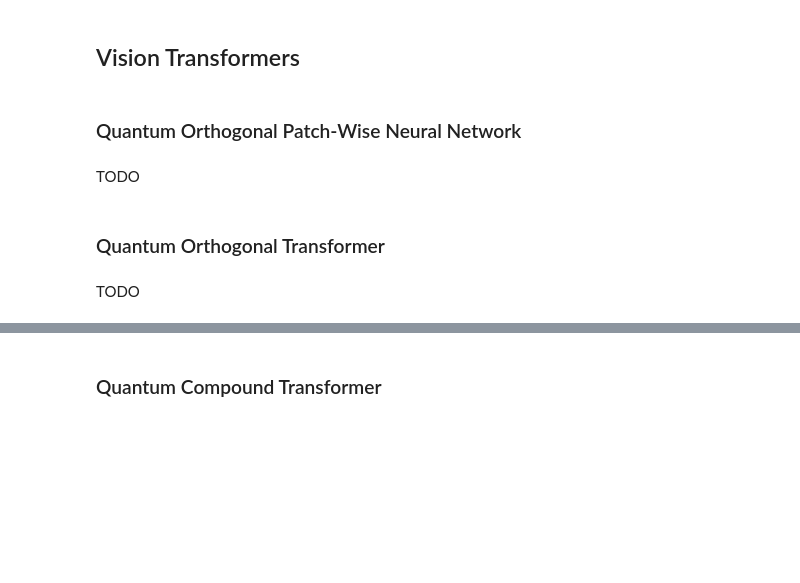
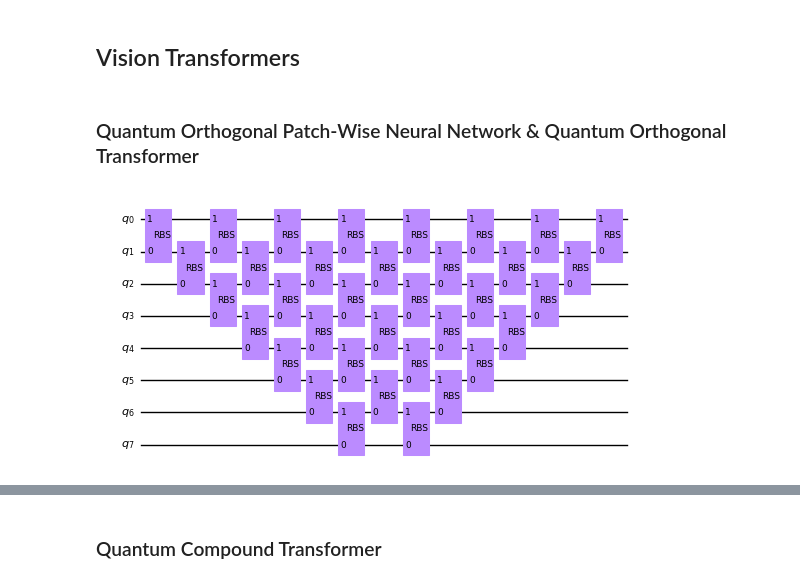
Before and after one commit to salcc/QuantumTransformers, a Jupyter notebook: notebooks/quantum/quantum.ipynb, the cells around one changed output, grey strips where cells are left out. Drawn from its saved outputs; the diff is of its cells as text; code cells hidden in the pictures; blank space fills up the shorter version.

Commit message:
Quantum Orthogonal Patch-Wise Neural Network & Quantum Orthogonal Transformer
Also migrated from NumPy to JAX NumPy

```diff
--- a/notebooks/quantum/quantum.ipynb
+++ b/notebooks/quantum/quantum.ipynb
@@ -262,9 +277,13 @@ print(1-2*np.sqrt(result), np.dot(x, -w))
 # %%
-perp_w = normalize(scipy.linalg.null_space(np.atleast_2d(x))[:, 0])
+key, subkey = jax.random.split(key)
+perp_w = jax.random.normal(subkey, shape=x.shape)
+perp_w -= (jnp.dot(perp_w, x) / jnp.dot(x, x)) * x
+perp_w = normalize(perp_w)
 perp_w_thetas_semidiagonal = get_thetas_semidiagonal(perp_w)
+print(jnp.dot(x, perp_w), jnp.dot(x, x), jnp.dot(perp_w, perp_w))
 
-c = tc.Circuit(n + 1)
-result = semidiagonal_inner_product_circuit(c, range(n + 1), x_thetas_semidiagonal, perp_w_thetas_semidiagonal)
-print(result, (1/2-np.dot(x, perp_w)/2)**2)
-print(1-2*np.sqrt(result), np.dot(x, perp_w))
+# c = tc.Circuit(n + 1)
+# result = semidiagonal_inner_product_circuit(c, range(n + 1), x_thetas_semidiagonal, perp_w_thetas_semidiagonal)
+# assert_allclose(result, (1/2-jnp.dot(x, perp_w)/2)**2)
+# assert_allclose(1-2*jnp.sqrt(result), jnp.dot(x, perp_w))
 # %% [output]
@@ -283,7 +301,7 @@ TODO
 # %% [markdown]
 ### Pyramid
 # %%
-def pyramid_circuit(c: tc.Circuit, q: list[int], t: list[float]):
+def pyramid_circuit(c: tc.Circuit, q: Sequence[int], t: Array):
     k = 0
     for i in range(len(q)):
         for j in reversed(range(i)):
@@ -292,7 +310,7 @@ def pyramid_circuit(c: tc.Circuit, q: list[int], t: list[float]):
     return c
 
 c = tc.Circuit(n)
-pyramid_circuit(c, range(n), range(n*(n-1)//2))
+pyramid_circuit(c, range(n), jnp.empty(n*(n-1)//2))
 c.draw(output='mpl')
 # %% [output]
 [figure]
@@ -307,10 +325,15 @@ TODO
 # %% [markdown]
 ## Vision Transformers
 # %% [markdown]
-### Quantum Orthogonal Patch-Wise Neural Network
+### Quantum Orthogonal Patch-Wise Neural Network & Quantum Orthogonal Transformer
-# %% [markdown]
-TODO
-# %% [markdown]
-### Quantum Orthogonal Transformer
-# %% [markdown]
-TODO
+# %%
+def orthogonal_patchwise_neural_network_circuit(c: tc.Circuit, q: Sequence[int], xi: Array, t: Array):
+    diagonal_circuit(c, q, xi)
+    pyramid_circuit(c, q, t)
+    return c
+
+c = tc.Circuit(n)
+c = orthogonal_patchwise_neural_network_circuit(c, range(n), jnp.empty(n), jnp.empty(n*(n-1)//2))
+c.draw(output='mpl')
+# %% [output]
+[figure, added]
```
Also changed, not shown: parts of 21 cells of this notebook.
